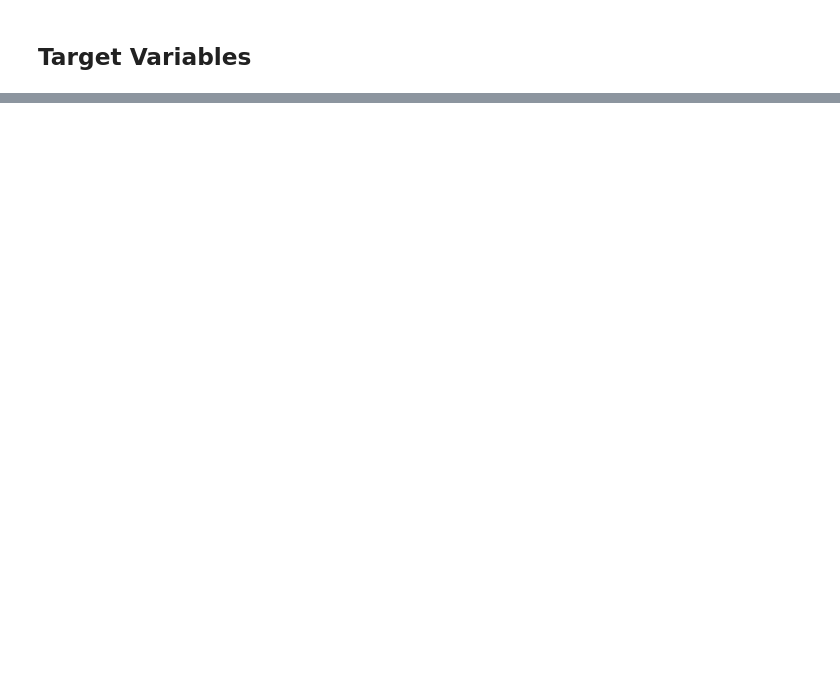
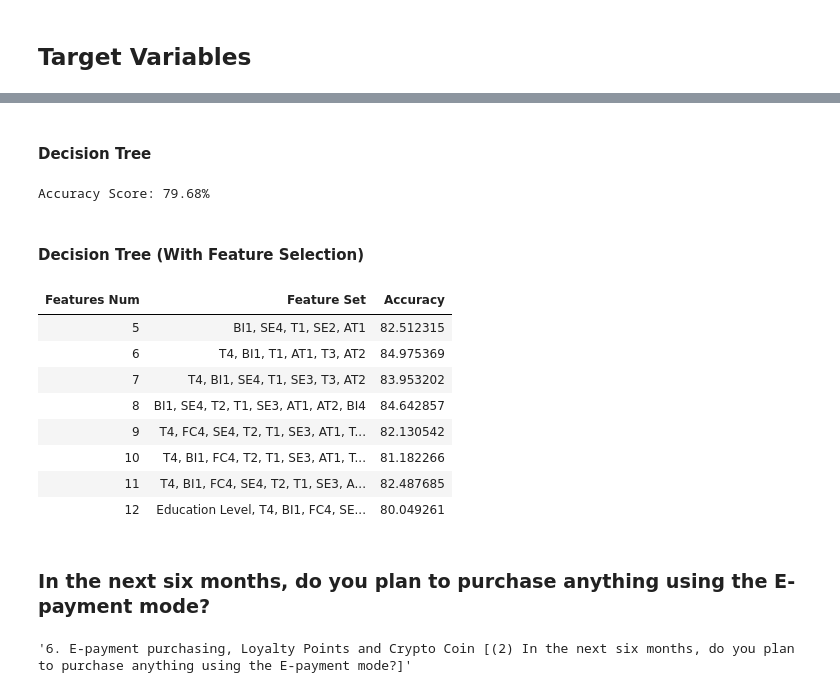
Before and after one commit to Neix20/FYP, a Jupyter notebook: Model Result.ipynb, the cells around one changed output, grey strips where cells are left out. Cells and saved outputs as stored; diff of their text form; code cells hidden in the pictures; blank space fills up the shorter version.

```diff
--- a/Model Result.ipynb
+++ b/Model Result.ipynb
@@ -428,0 +118,12 @@ Accuracy Score (With Selective Features): 80.73
+# %%
+# Use PointBiserialR as there are only 2 Classes
+arr_list = []
+
+for col in mod_fac_df.columns:
+    corr, p_val = pointbiserialr(mod_fac_df.loc[:, col], df_Y)
+    if p_val <= 0.05:
+        arr_list.append((col, p_val))
+
+tmp_df = pd.DataFrame(arr_list, columns = ["Moderated Variable", "P-Value"])
+
+tmp_df.style.hide_index()
@@ -428,0 +170,60 @@ Accuracy Score (With Selective Features): 80.73
+# %% [markdown]
+#### Decision Tree
+# %%
+df_X = df_X.loc[:, arr_df["Variables"]]
+df_Y = df_Y
+
+model = DecisionTreeClassifier()
+
+acc_score = get_acc_score_kcv(df_X, df_Y, model)
+
+print(f"Accuracy Score: {round(acc_score, 2)}%")
+# %% [output]
+Accuracy Score: 79.68%
+# %% [markdown]
+#### Decision Tree (With Feature Selection)
+# %%
+# Default Value
+num_of_features = [*range(5, df_X.shape[1])]
+arr_list = []
+
+# Declare Model
+model = DecisionTreeClassifier()
+
+for num in num_of_features:
+    # Get Number of Features
+    feature_set = backward_selection(df_X.loc[:, arr_df["Variables"]], df_Y, model, num)
+
+    # Get Accuracy Score From Cross Validation
+    acc_score = get_acc_score_kcv(df_X.loc[:, feature_set], df_Y, model)
+
+    arr_list.append((num, ", ".join(feature_set), acc_score))
+
+tmp_df = pd.DataFrame(arr_list, columns = ["Features Num", "Feature Set", "Accuracy"])
+
+tmp_df.style.hide_index()
+# %% [output]
+| Features Num | Feature Set | Accuracy |
+| 5 | BI1, SE4, T1, SE2, AT1 | 82.512315 |
+| 6 | T4, BI1, T1, AT1, T3, AT2 | 84.975369 |
+| 7 | T4, BI1, SE4, T1, SE3, T3, AT2 | 83.953202 |
+| 8 | BI1, SE4, T2, T1, SE3, AT1, AT2, BI4 | 84.642857 |
+| 9 | T4, FC4, SE4, T2, T1, SE3, AT1, T... | 82.130542 |
+| 10 | T4, BI1, FC4, T2, T1, SE3, AT1, T... | 81.182266 |
+| 11 | T4, BI1, FC4, SE4, T2, T1, SE3, A... | 82.487685 |
+| 12 | Education Level, T4, BI1, FC4, SE... | 80.049261 |
+# %% [markdown]
+### In the next six months, do you plan to purchase anything using the E-payment mode?
+# %%
+df_Y = df.iloc[:, 18]
+
+# Replace Values
+df_Y = df_Y.replace("Yes", 1)
+df_Y = df_Y.replace("No", 0)
+
+# Convert Values to Int
+df_Y = df_Y.astype(int)
+
+df_Y.name
+# %% [output]
+'6. E-payment purchasing, Loyalty Points and Crypto Coin [(2) In the next six months, do you plan to purchase anything using the E-payment mode?]'
```
Also changed, not shown: parts of 44 cells of this notebook, 2 other files.
